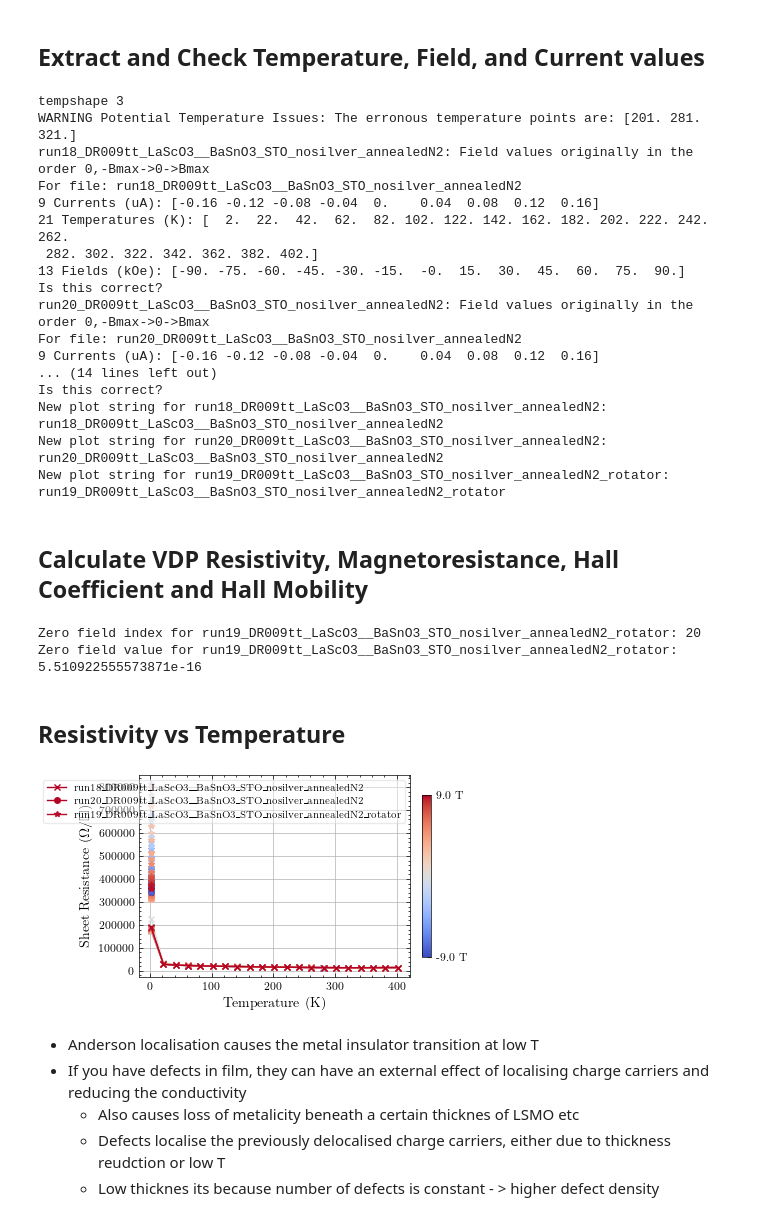
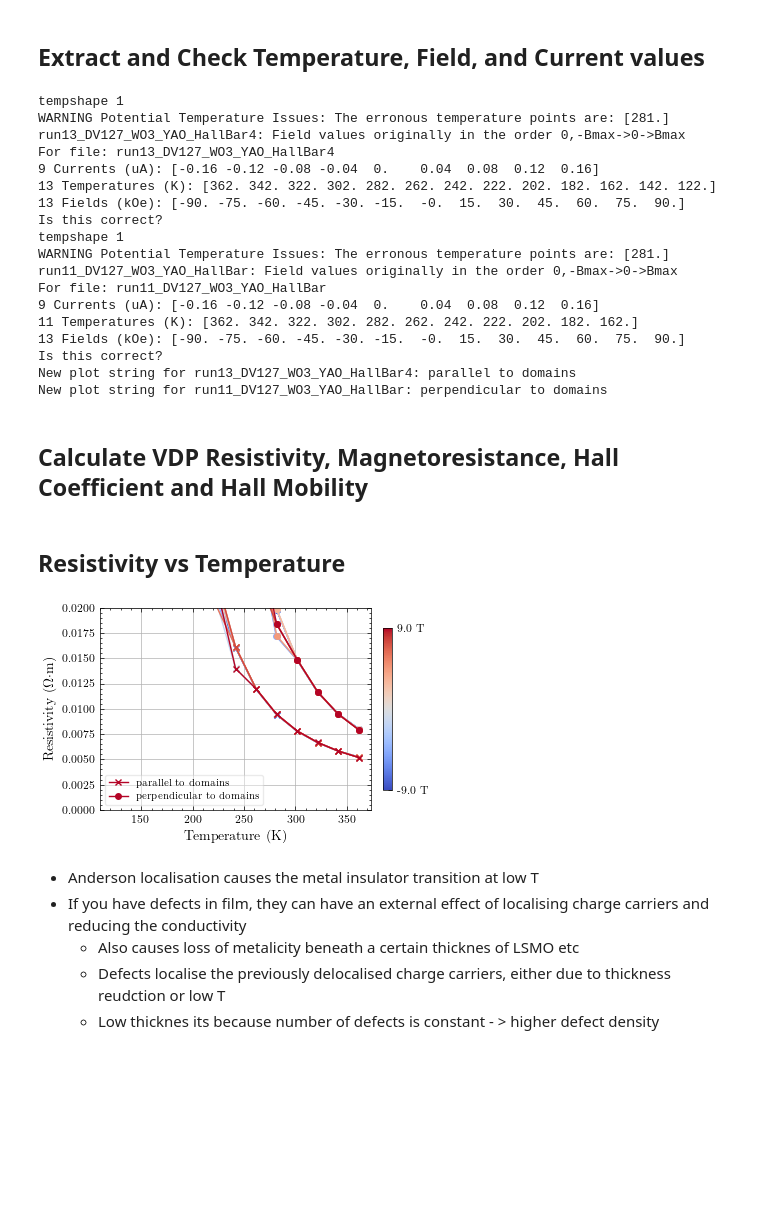
Before and after one commit to hc3413/Electronic_properties_of_thin_films, a Jupyter notebook: Analysis_Publication.ipynb, the cells around one changed output. Saved outputs shown, nothing was run; the diff lists cells and outputs as text; code cells hidden in the pictures; blank space fills up the shorter version.

```diff
--- a/Analysis_Publication.ipynb
+++ b/Analysis_Publication.ipynb
@@ -25,12 +25,12 @@ from Functions_Fitting import poly_to_string
 
 ### Plotting and Output Variables
 export_data = False # set to True to export the data to a powerpoint presentation and as svg files and export to path_out
-powerpoint_string = 'Hrotationvssweep' # string to be added to the powerpoint file name
+powerpoint_string = '**' # string to be added to the powerpoint file name
 fig_format = 'svg' # format of the figure to be saved
 plot_transparency = True # set to True to make the data plots transparent
 error_shade = True # set to True to plot the error bars as shaded regions else they are plotted as lines
 fig_list = [] # Create a list to flexibly store tuples with the (figure, filename, title) for later exporting
-ohm_m = 0 #set to 1 to force ohm-m units 0 to keep micro ohm cm units
+ohm_m = 1 #set to 1 to force ohm-m units 0 to keep micro ohm cm units
 
 
 
@@ -98,6 +98,7 @@ for count, dat in enumerate(dat_raw_vdp + dat_raw_hb):
 
 
 #dat_raw_sel = [dat_raw_vdp[13][5], dat_raw_vdp[13][2], dat_raw_vdp[13][3]] # DV127
+dat_raw_sel = [dat_raw_hb[1][0], dat_raw_hb[0][1]] # DV127 hallbar
 
 #dat_raw_sel = [  dat_raw_vdp[14][7],dat_raw_vdp[19][3]] # DR low oxygen double layer comparison $O_2$ - 700°C, 2h
 #dat_raw_sel = [ dat_raw_vdp[17][2], dat_raw_vdp[18][2],  dat_raw_vdp[14][7]] #,DR O2 growth comparison 0.13mbar $O_2$ $BaSnO_3$
@@ -108,7 +109,9 @@ for count, dat in enumerate(dat_raw_vdp + dat_raw_hb):
 #dat_raw_sel = [dat_raw_vdp[23][3]]#,dat_raw_vdp[23][1]] # SR003_S - high hydrogen
 
 #dat_raw_sel = [dat_raw_vdp[17][2], dat_raw_vdp[17][6], dat_raw_vdp[17][1], dat_raw_vdp[17][13]]# DR009 initial, aged, cleaned, annealed
-dat_raw_sel = [dat_raw_vdp[17][13], dat_raw_vdp[17][15], dat_raw_vdp[17][14] ] # DR009 1.8K rotation vs sweep of field
+#dat_raw_sel = [dat_raw_vdp[17][13], dat_raw_vdp[17][15], dat_raw_vdp[17][14] ] # DR009 1.8K rotation vs sweep of field
+
+
 mag_dat = dat_raw_sel
 print('dat_raw_sel:', [f'{count}={d.filename}' for count, d in enumerate(dat_raw_sel)])
 # %% [output]
@@ -153,23 +156,24 @@ dat, unit_scale = extract_ctf(dat_raw_sel,Reduced_temp = False, Reduced_current=
 if export_data == True:
     dat = update_plot_string(dat)
 # %% [output]
-tempshape 3
-WARNING Potential Temperature Issues: The erronous temperature points are: [201. 281. 321.]
-run18_DR009tt_LaScO3__BaSnO3_STO_nosilver_annealedN2: Field values originally in the order 0,-Bmax->0->Bmax
-For file: run18_DR009tt_LaScO3__BaSnO3_STO_nosilver_annealedN2
+tempshape 1
+WARNING Potential Temperature Issues: The erronous temperature points are: [281.]
+run13_DV127_WO3_YAO_HallBar4: Field values originally in the order 0,-Bmax->0->Bmax
+For file: run13_DV127_WO3_YAO_HallBar4
 9 Currents (uA): [-0.16 -0.12 -0.08 -0.04  0.    0.04  0.08  0.12  0.16]
-21 Temperatures (K): [  2.  22.  42.  62.  82. 102. 122. 142. 162. 182. 202. 222. 242. 262.
- 282. 302. 322. 342. 362. 382. 402.]
+13 Temperatures (K): [362. 342. 322. 302. 282. 262. 242. 222. 202. 182. 162. 142. 122.]
 13 Fields (kOe): [-90. -75. -60. -45. -30. -15.  -0.  15.  30.  45.  60.  75.  90.]
 Is this correct?
-run20_DR009tt_LaScO3__BaSnO3_STO_nosilver_annealedN2: Field values originally in the order 0,-Bmax->0->Bmax
-For file: run20_DR009tt_LaScO3__BaSnO3_STO_nosilver_annealedN2
+tempshape 1
+WARNING Potential Temperature Issues: The erronous temperature points are: [281.]
+run11_DV127_WO3_YAO_HallBar: Field values originally in the order 0,-Bmax->0->Bmax
+For file: run11_DV127_WO3_YAO_HallBar
 9 Currents (uA): [-0.16 -0.12 -0.08 -0.04  0.    0.04  0.08  0.12  0.16]
-... (14 lines left out)
+11 Temperatures (K): [362. 342. 322. 302. 282. 262. 242. 222. 202. 182. 162.]
+13 Fields (kOe): [-90. -75. -60. -45. -30. -15.  -0.  15.  30.  45.  60.  75.  90.]
 Is this correct?
-New plot string for run18_DR009tt_LaScO3__BaSnO3_STO_nosilver_annealedN2: run18_DR009tt_LaScO3__BaSnO3_STO_nosilver_annealedN2
-New plot string for run20_DR009tt_LaScO3__BaSnO3_STO_nosilver_annealedN2: run20_DR009tt_LaScO3__BaSnO3_STO_nosilver_annealedN2
-New plot string for run19_DR009tt_LaScO3__BaSnO3_STO_nosilver_annealedN2_rotator: run19_DR009tt_LaScO3__BaSnO3_STO_nosilver_annealedN2_rotator
+New plot string for run13_DV127_WO3_YAO_HallBar4: parallel to domains
+New plot string for run11_DV127_WO3_YAO_HallBar: perpendicular to domains
 # %% [markdown]
 ## Calculate VDP Resistivity, Magnetoresistance, Hall Coefficient and Hall Mobility
 # %%
@@ -185,9 +189,6 @@ dat = hallbar_hall(dat, filt_kern=0)
 
 # Calculate the magnetoresistance at each temperature and field strength: mag_res(temperature, field, index) where: index 0 = VDP config A, index 1 = VDP config B, index 2 = average of A and B
 dat = magnetoresistance(dat)
-# %% [output]
-Zero field index for run19_DR009tt_LaScO3__BaSnO3_STO_nosilver_annealedN2_rotator: 20
-Zero field value for run19_DR009tt_LaScO3__BaSnO3_STO_nosilver_annealedN2_rotator: 5.510922555573871e-16
 # %% [markdown]
 ## Resistivity vs Temperature
 # %%
@@ -220,36 +221,36 @@ if dat[0].film_thickness == 1:
     ax.set_ylabel(r'Sheet Resistance ($\Omega/\square$)')
     #ax.set_title(f'Sheet Resistance vs Temperature')
 
 elif ohm_m == 1:
     ax.set_ylabel(r'Resistivity ($\Omega \cdot$m)')
     #ax.set_title('Resistivity vs Temperature')
 
 else:
     ax.set_ylabel(r'Resistivity ($\mu \Omega \cdot$cm)')
     #ax.set_title('Resistivity vs Temperature')
 
 # Add a legend
 ax.legend()
 
 
 #ax.set_xlim(0,3)
-#ax.set_ylim(1e5, 4e6)
-#ax.set_ylim(100, 200)
+ax.set_ylim(0, 2e-2)
+
 #ax.set_yscale('log')
 
 
 # Show the plot
 plt.show()
 
 # Export Metadata
 plot_filename = f'{dat[0].sample_code}_{powerpoint_string}_rho_xx_vs_temperature' # name for exported figure
 plot_title = 'ρ_xx vs Temperature' # title for powerpoint
 notes = sample_tag_gen(dat) + [''] # notes for the powerpoint in text box starting with sample tag
 
 # Append the figure, title and notes to the list for exporting later
 fig_list.append((fig, plot_filename, plot_title, notes))
 # %% [output]
-[figure, old version]
+[figure, new version]
 # %% [markdown]
 - Anderson localisation causes the metal insulator transition at low T
 - If you have defects in film, they can have an external effect of localising charge carriers and reducing the conductivity
```
Also changed, not shown: parts of 13 cells of this notebook, 2 other files.
